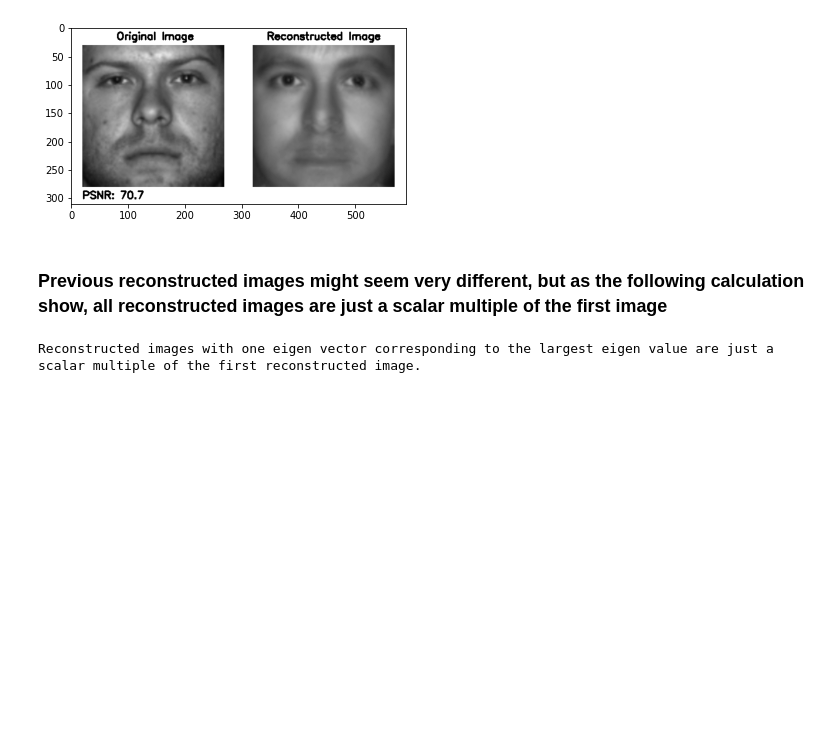
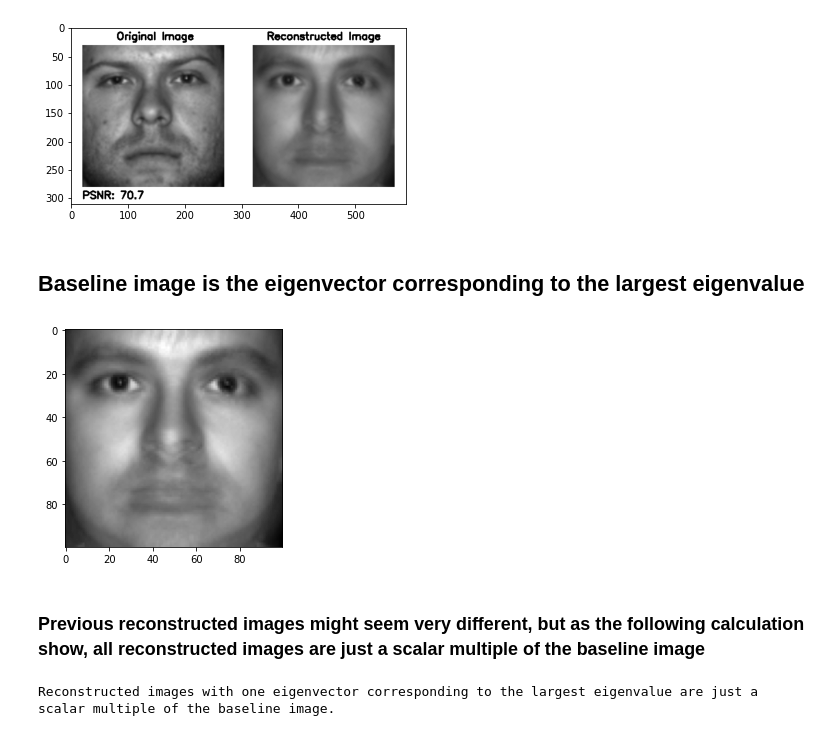
Before and after one commit to Mamdasn/Principal-component-analysis-PCA, a Jupyter notebook: PCA_Showcase.ipynb, the cells around one changed output. Saved outputs shown, nothing was run; the diff lists cells and outputs as text; code cells hidden in the pictures; blank space fills up the shorter version.

Commit message:
added a section for baseline image

```diff
--- a/PCA_Showcase.ipynb
+++ b/PCA_Showcase.ipynb
@@ -387,8 +387,17 @@ De-zero-ing mean of the original DB
 [figure]
 [figure]
 [figure]
+# %% [markdown]
+## Baseline image is the eigenvector corresponding to the largest eigenvalue
+# %%
+featureVectors_p.shape
+baseline_image = np.reshape(featureVectors_p.reshape((-1))+DB_mean, (N, N)).T
+plt.imshow(baseline_image, cmap="gray")
+plt.show()
+# %% [output]
+[figure, added]
 # %% [markdown]
-### Previous reconstructed images might seem very different, but as the following calculation show, all reconstructed images are just a scalar multiple of the first image
+### Previous reconstructed images might seem very different, but as the following calculation show, all reconstructed images are just a scalar multiple of the baseline image
 # %%
 DB_p_Reconstructed_with_zero_mean = np.matmul(DB_p_Principal_components, featureVectors_p.T)
 def are_elements_equal(a: np.array):
@@ -398,6 +407,6 @@ def are_all_rows_scalar_multiple_of_its_first_row(a: np.ndarray):
     return np.all(list(map(are_elements_equal, a/a[0])))
 
 if are_all_rows_scalar_multiple_of_its_first_row(DB_p_Reconstructed_with_zero_mean):
-        print(f"Reconstructed images with one eigen vector corresponding to the largest eigen value are just a scalar multiple of the first reconstructed image.")
+        print(f"Reconstructed images with one eigenvector corresponding to the largest eigenvalue are just a scalar multiple of the baseline image.")
 # %% [output]
-Reconstructed images with one eigen vector corresponding to the largest eigen value are just a scalar multiple of the first reconstructed image.
+Reconstructed images with one eigenvector corresponding to the largest eigenvalue are just a scalar multiple of the baseline image.
```
